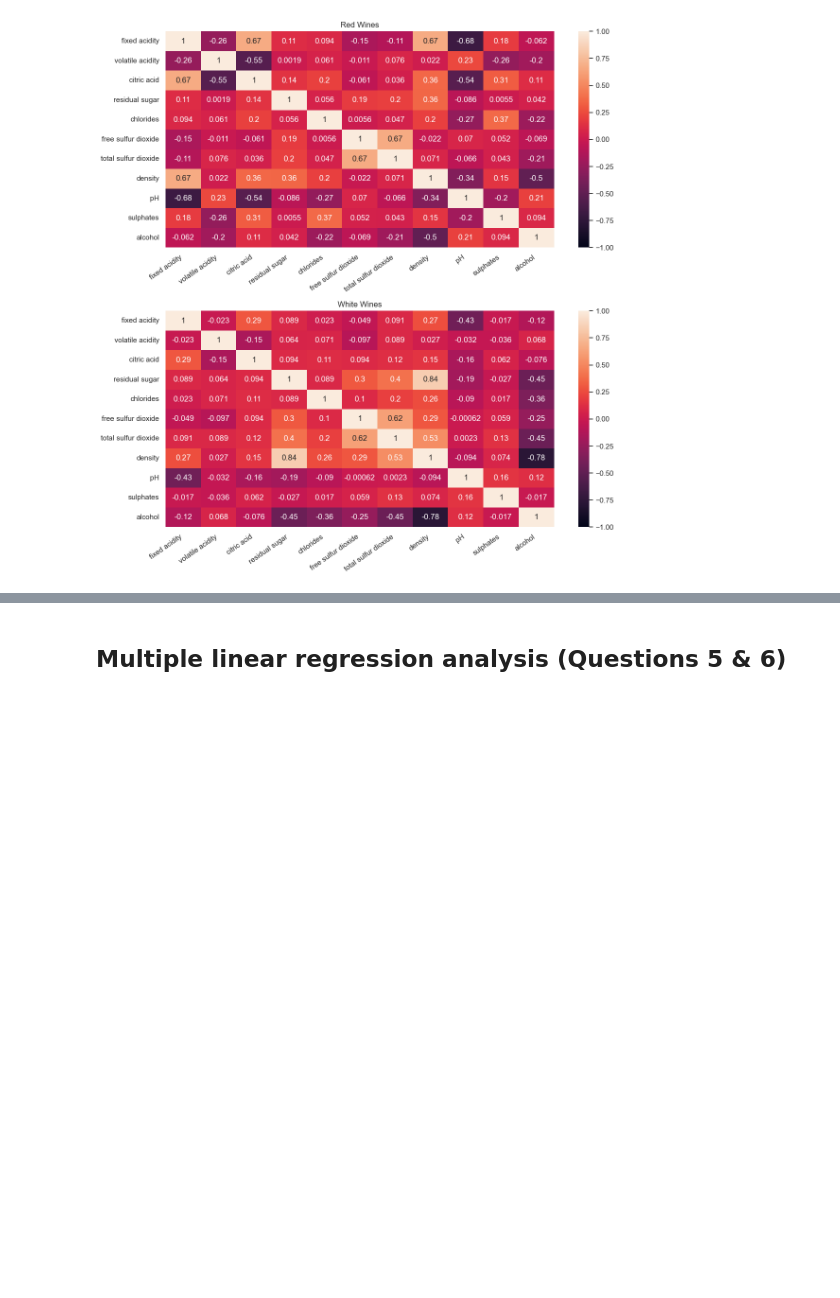
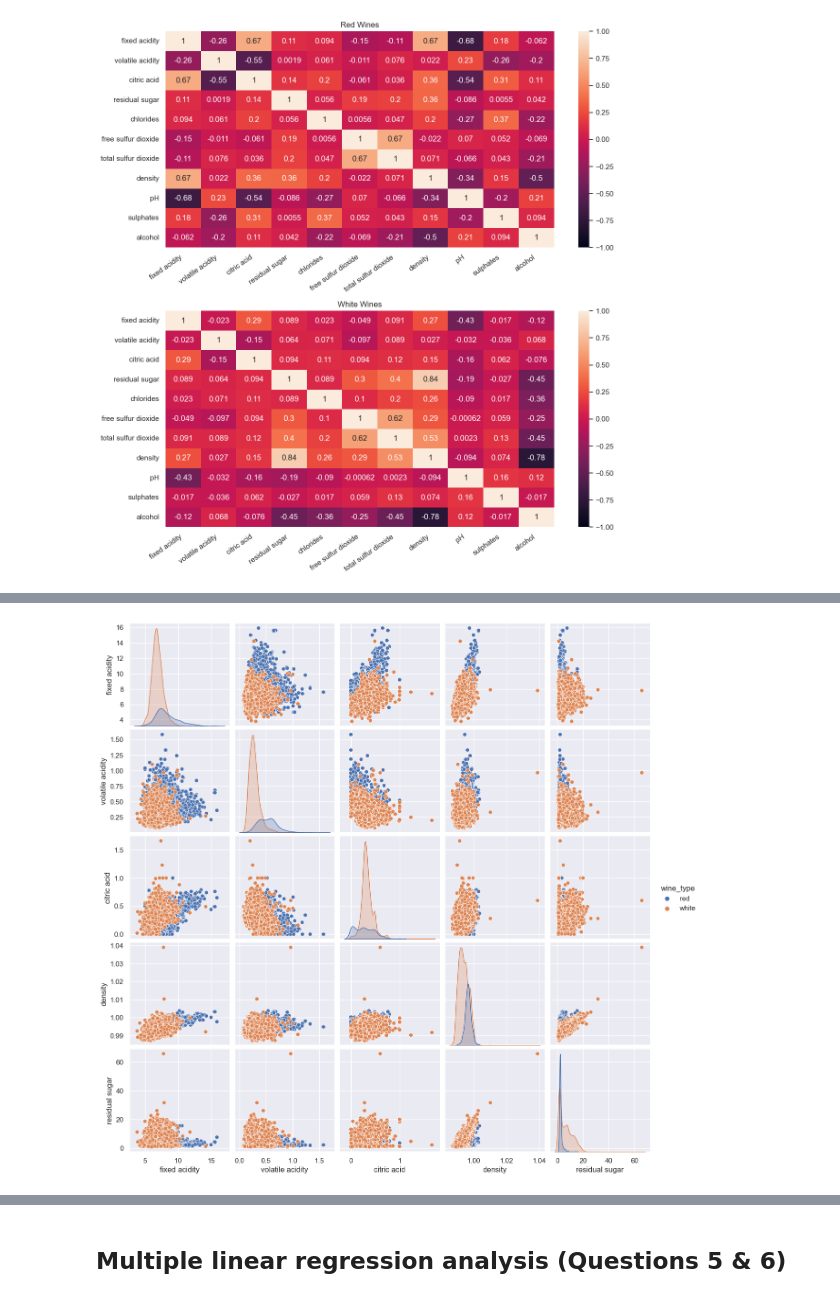
Before and after one commit to pittachalk/ebi02156, a Jupyter notebook: main.ipynb, the cells around one changed output, grey strips where cells are left out. Cells and saved outputs as stored; diff of their text form; code cells hidden in the pictures; blank space fills up the shorter version.

Commit message:
add pairplot

```diff
--- a/main.ipynb
+++ b/main.ipynb
@@ -212,0 +222,8 @@ plt.savefig('output/q4-correlation_bytype.pdf')
+# %%
+sns.pairplot(
+    df_wine[['fixed acidity', 'volatile acidity', 'citric acid', 'density', 'residual sugar', 'wine_type']],
+    hue="wine_type"
+)
+plt.savefig('output/q2-EDA_pairplot.pdf')
+# %% [output]
+[figure, added]
```
Also changed, not shown: parts of 2 cells of this notebook, 12 other files.
